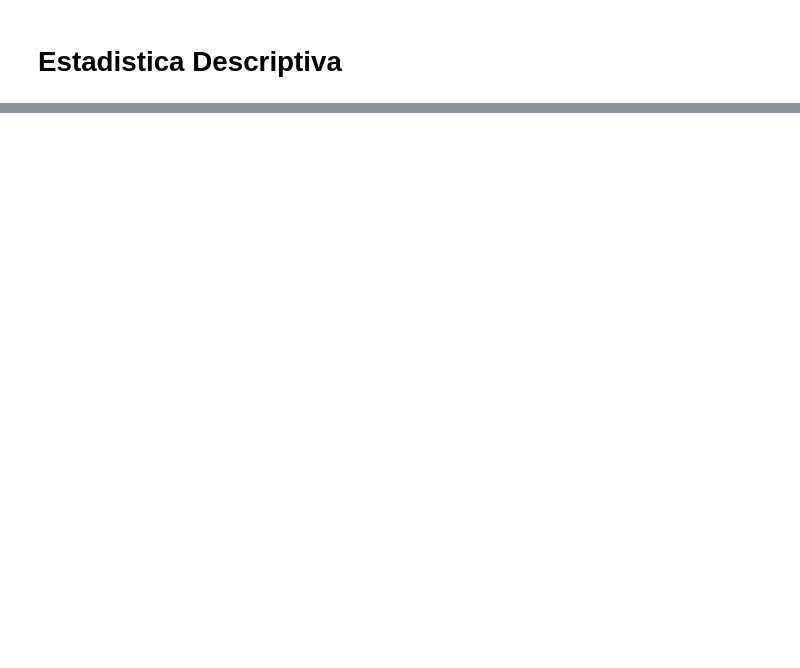
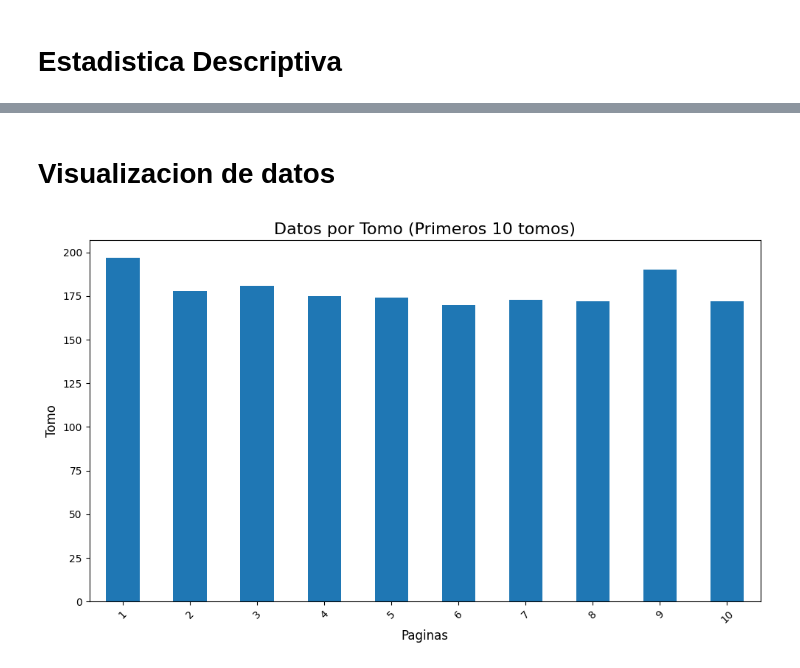
Before and after one commit to Liberatofco/MineriaDatos, a Jupyter notebook: Mineria_de_Datos.ipynb, the cells around one changed output, grey strips where cells are left out. Saved outputs shown, nothing was run; the diff lists cells and outputs as text; code cells hidden in the pictures; blank space fills up the shorter version.

```diff
--- a/Mineria_de_Datos.ipynb
+++ b/Mineria_de_Datos.ipynb
@@ -150,0 +140,20 @@ Name: Paginas, Length: 100, dtype: int64
+# %% [markdown]
+# Visualizacion de datos
+# %%
+# Crear la figura y el eje
+fig, ax = plt.subplots(figsize=(10, 6))
+
+# Obtener los primeros 10 registros y graficarlos como un gráfico de barras
+datos_por_tomo.head(10).plot.bar(ax=ax)
+
+plt.title('Datos por Tomo (Primeros 10 tomos)', fontsize=16)  # Ajusta el tamaño de la fuente del título
+plt.xlabel('Paginas', fontsize=12)  # Ajusta el tamaño de la fuente del eje x
+plt.ylabel('Tomo', fontsize=12)  # Ajusta el tamaño de la fuente del eje y
+
+# Ajustar la rotación de las etiquetas del eje x
+plt.xticks(rotation=45)
+
+plt.tight_layout()  # Ajusta el espacio entre los elementos del gráfico
+plt.show()
+# %% [output]
+[figure, added]
```
Also changed, not shown: parts of 8 cells of this notebook.
